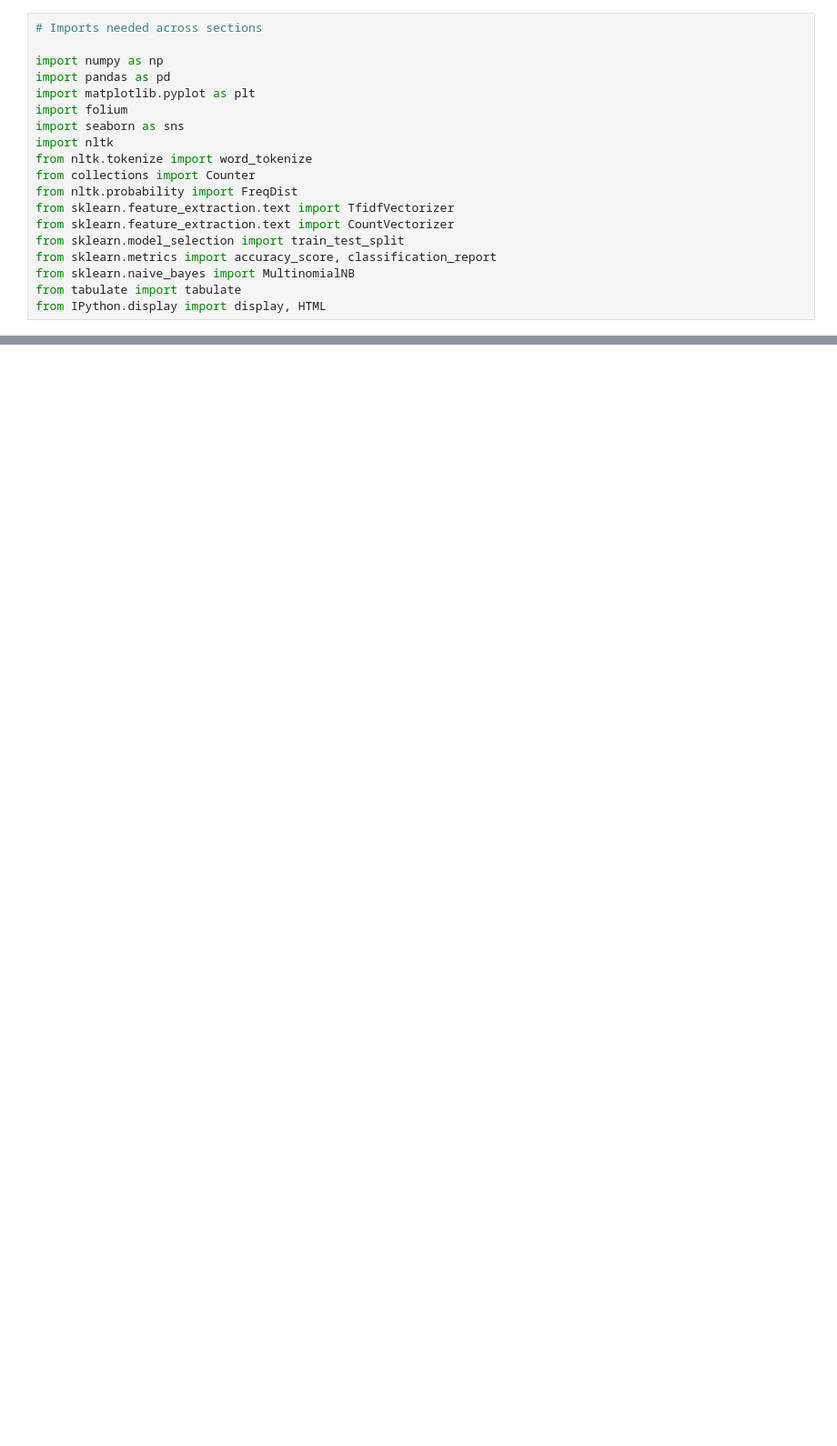
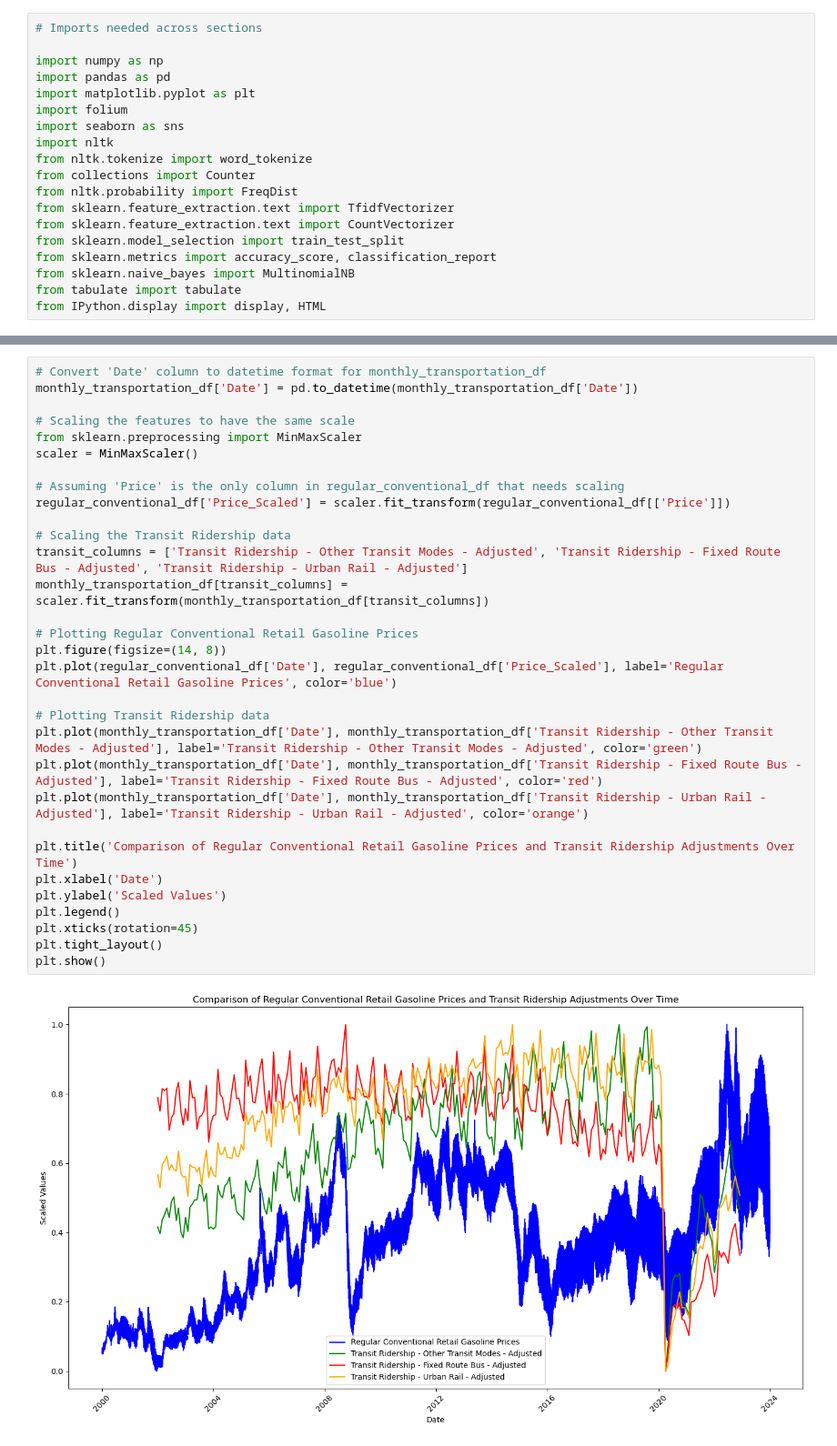
Before and after one commit to anaiskillian/citadeldatathon, a Jupyter notebook: example.ipynb, the cells around one changed output, grey strips where cells are left out. Shown at 91% size. Drawn from its saved outputs; the diff is of its cells as text; blank space fills up the shorter version.

```diff
--- a/example.ipynb
+++ b/example.ipynb
@@ -145,0 +157,33 @@ plt.show()
+# %%
+# Convert 'Date' column to datetime format for monthly_transportation_df
+monthly_transportation_df['Date'] = pd.to_datetime(monthly_transportation_df['Date'])
+
+# Scaling the features to have the same scale
+from sklearn.preprocessing import MinMaxScaler
+scaler = MinMaxScaler()
+
+# Assuming 'Price' is the only column in regular_conventional_df that needs scaling
+regular_conventional_df['Price_Scaled'] = scaler.fit_transform(regular_conventional_df[['Price']])
+
+# Scaling the Transit Ridership data
+transit_columns = ['Transit Ridership - Other Transit Modes - Adjusted', 'Transit Ridership - Fixed Route Bus - Adjusted', 'Transit Ridership - Urban Rail - Adjusted']
+monthly_transportation_df[transit_columns] = scaler.fit_transform(monthly_transportation_df[transit_columns])
+
+# Plotting Regular Conventional Retail Gasoline Prices
+plt.figure(figsize=(14, 8))
+plt.plot(regular_conventional_df['Date'], regular_conventional_df['Price_Scaled'], label='Regular Conventional Retail Gasoline Prices', color='blue')
+
+# Plotting Transit Ridership data
+plt.plot(monthly_transportation_df['Date'], monthly_transportation_df['Transit Ridership - Other Transit Modes - Adjusted'], label='Transit Ridership - Other Transit Modes - Adjusted', color='green')
+plt.plot(monthly_transportation_df['Date'], monthly_transportation_df['Transit Ridership - Fixed Route Bus - Adjusted'], label='Transit Ridership - Fixed Route Bus - Adjusted', color='red')
+plt.plot(monthly_transportation_df['Date'], monthly_transportation_df['Transit Ridership - Urban Rail - Adjusted'], label='Transit Ridership - Urban Rail - Adjusted', color='orange')
+
+plt.title('Comparison of Regular Conventional Retail Gasoline Prices and Transit Ridership Adjustments Over Time')
+plt.xlabel('Date')
+plt.ylabel('Scaled Values')
+plt.legend()
+plt.xticks(rotation=45)
+plt.tight_layout()
+plt.show()
+# %% [output]
+[figure, added]
```
Also changed, not shown: parts of 20 cells of this notebook.
